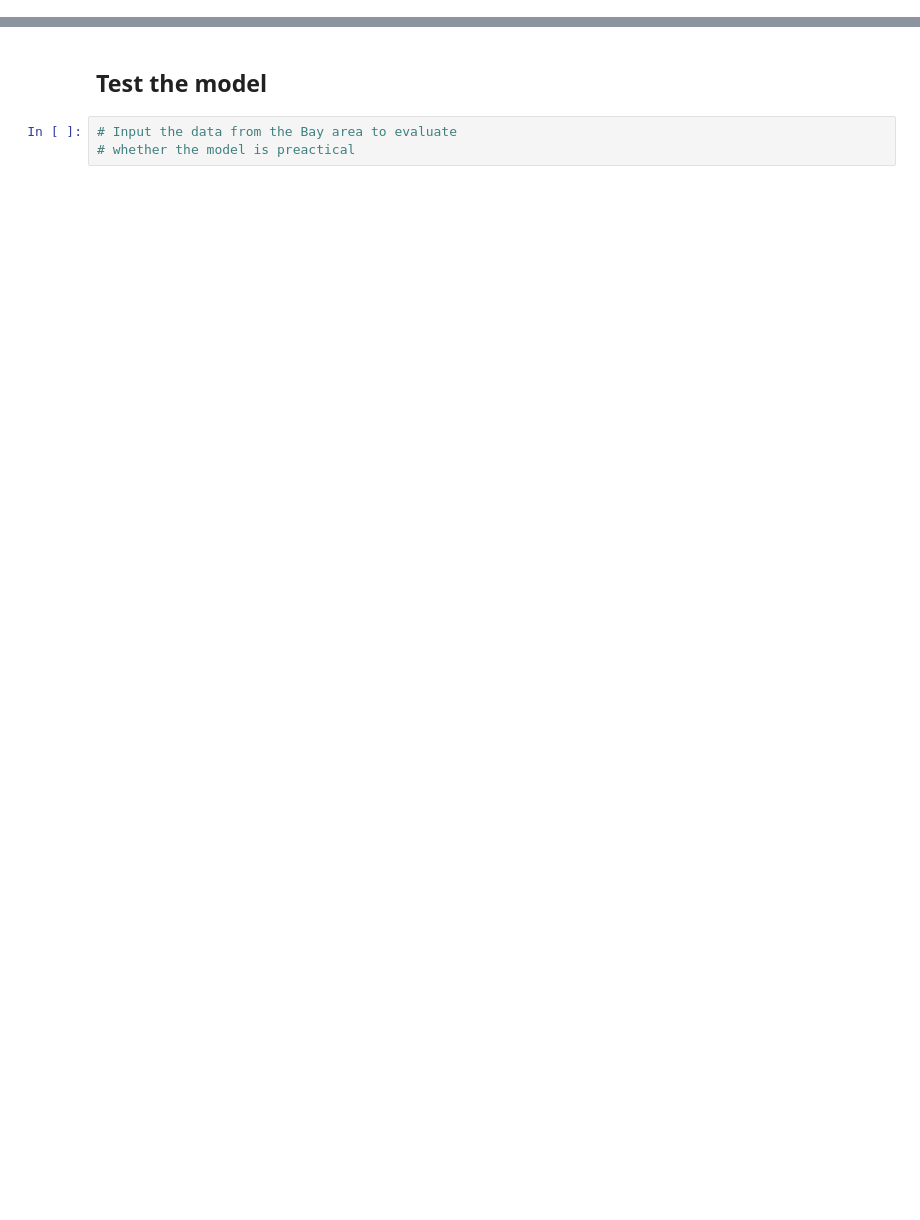
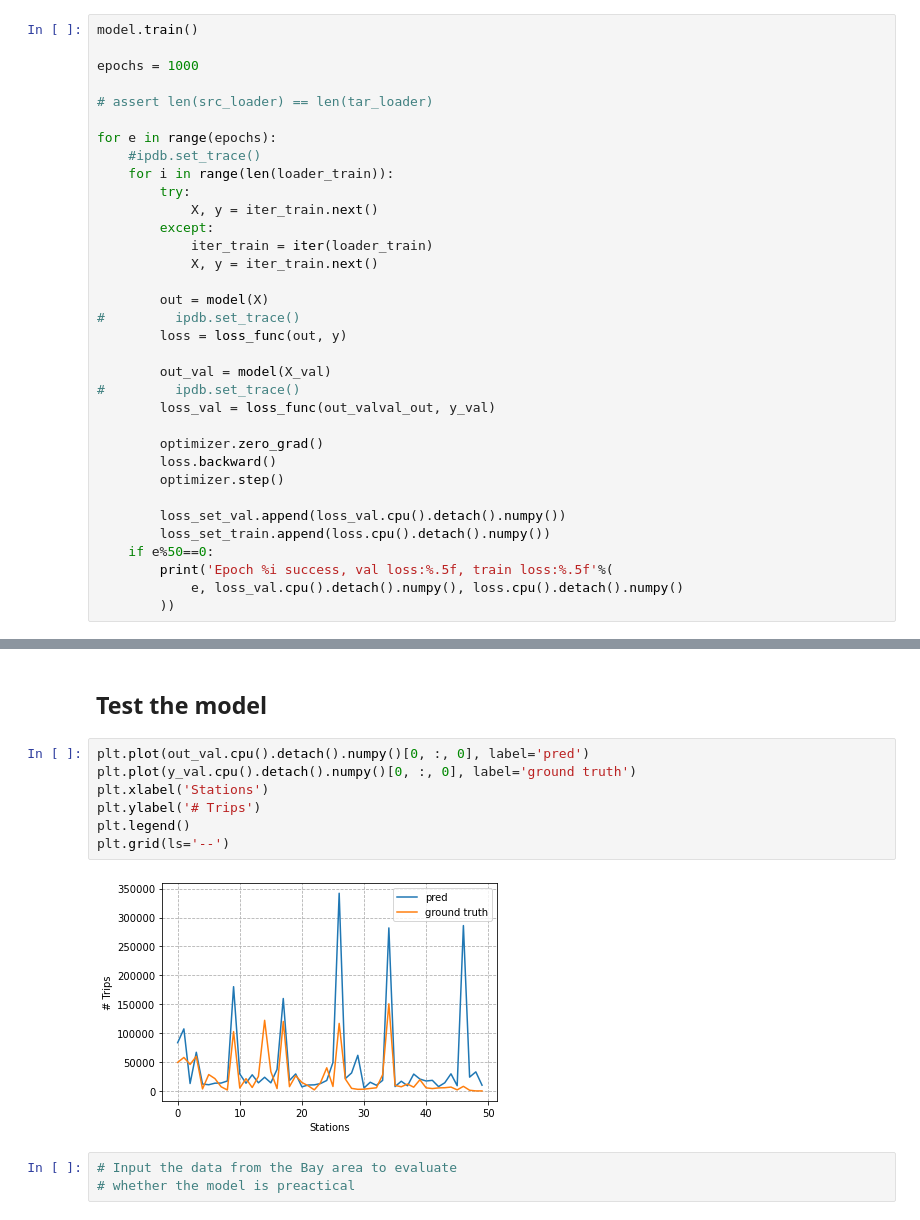
Before and after one commit to khzhang2/BART_Ridership_Prediction, a Jupyter notebook: Deep Gravity - Model.ipynb, the cells around one changed output, grey strips where cells are left out. Drawn from its saved outputs; the diff is of its cells as text; blank space fills up the shorter version.

```diff
--- a/Deep Gravity - Model.ipynb
+++ b/Deep Gravity - Model.ipynb
@@ -146,0 +184,34 @@ inp_dim =
+# %%
+model.train()
+
+epochs = 1000
+
+# assert len(src_loader) == len(tar_loader)
+
+for e in range(epochs):
+    #ipdb.set_trace()
+    for i in range(len(loader_train)):
+        try:
+            X, y = iter_train.next()
+        except:
+            iter_train = iter(loader_train)
+            X, y = iter_train.next()
+
+        out = model(X)
+#         ipdb.set_trace()
+        loss = loss_func(out, y)
+
+        out_val = model(X_val)
+#         ipdb.set_trace()
+        loss_val = loss_func(out_valval_out, y_val)
+
+        optimizer.zero_grad()
+        loss.backward()
+        optimizer.step()
+
+        loss_set_val.append(loss_val.cpu().detach().numpy())
+        loss_set_train.append(loss.cpu().detach().numpy())
+    if e%50==0:
+        print('Epoch %i success, val loss:%.5f, train loss:%.5f'%(
+            e, loss_val.cpu().detach().numpy(), loss.cpu().detach().numpy()
+        ))
@@ -147,5 +261,14 @@ inp_dim =
 # %% [markdown]
 ## Test the model
+# %%
+plt.plot(out_val.cpu().detach().numpy()[0, :, 0], label='pred')
+plt.plot(y_val.cpu().detach().numpy()[0, :, 0], label='ground truth')
+plt.xlabel('Stations')
+plt.ylabel('# Trips')
+plt.legend()
+plt.grid(ls='--')
+# %% [output]
+[figure, added]
 # %%
 # Input the data from the Bay area to evaluate
 # whether the model is preactical
```
Also changed, not shown: parts of 20 cells of this notebook.
